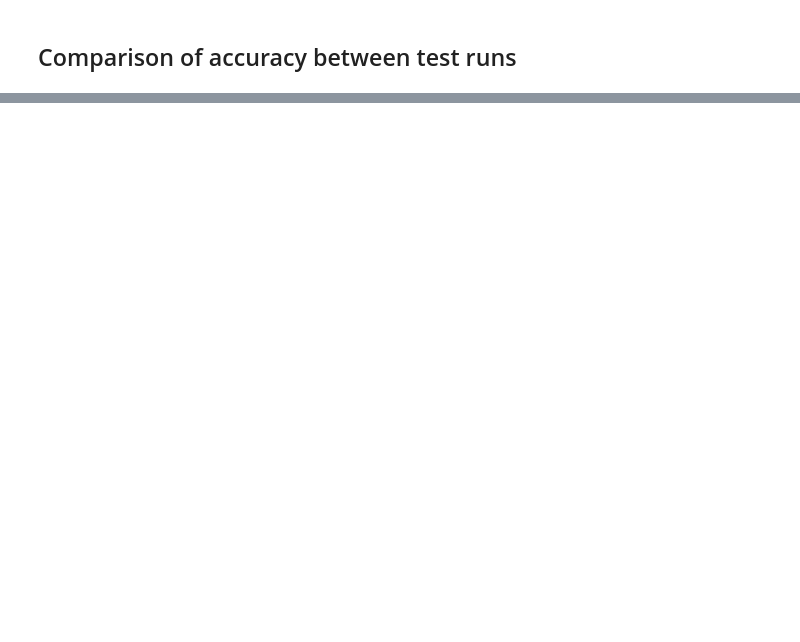
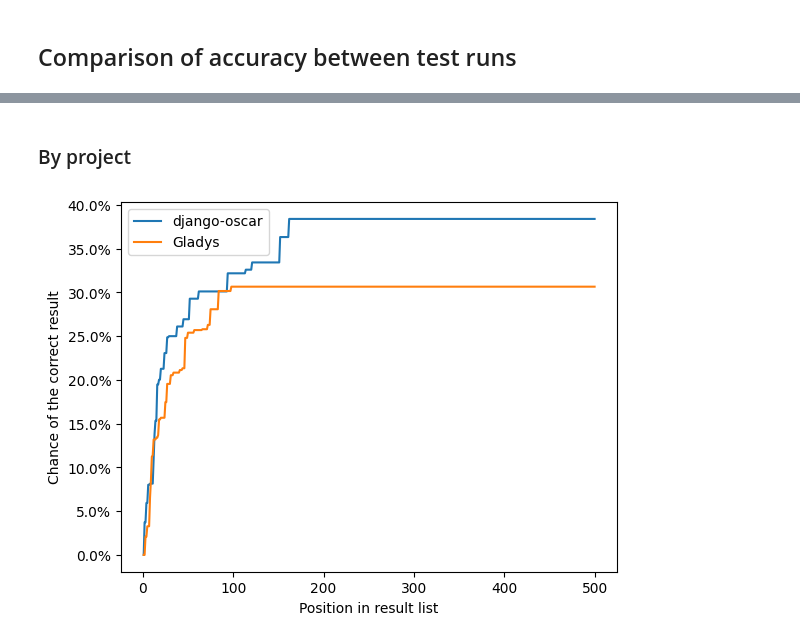
Before and after one commit to kantord/SeaGOAT, a Jupyter notebook: benchmark/benchmark.ipynb, the cells around one changed output, grey strips where cells are left out. Saved outputs shown, nothing was run; the diff lists cells and outputs as text; code cells hidden in the pictures; blank space fills up the shorter version.

```diff
--- a/benchmark/benchmark.ipynb
+++ b/benchmark/benchmark.ipynb
@@ -110,0 +127,6 @@ TypeError: object of type 'generator' has no len()
+# %% [markdown]
+### By project
+# %%
+plot_chance_of_getting_correct_result_in_n_lines(all_results, lambda test_run, query, engine, example: example['repo']['name'])
+# %% [output]
+[figure, added]
```
Also changed, not shown: parts of 9 cells of this notebook, 2 other files.
